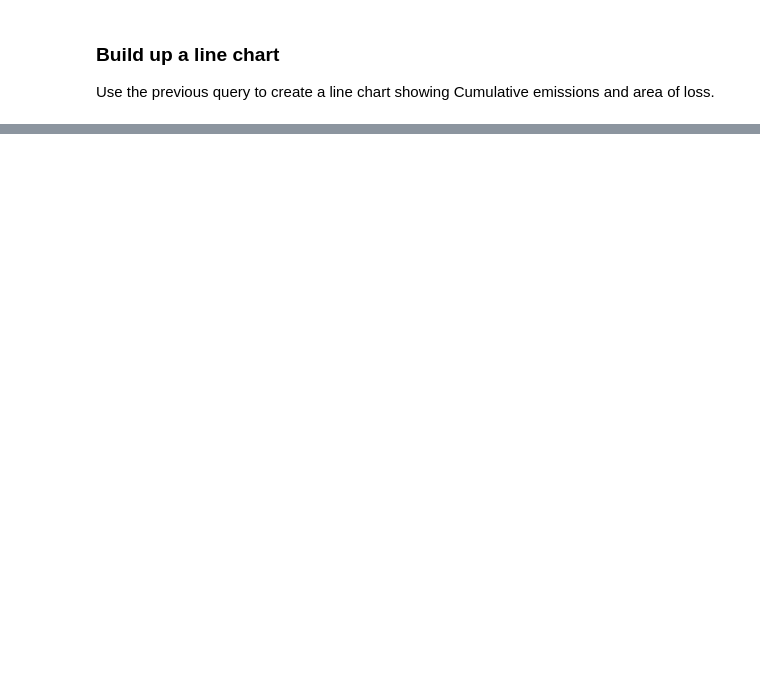
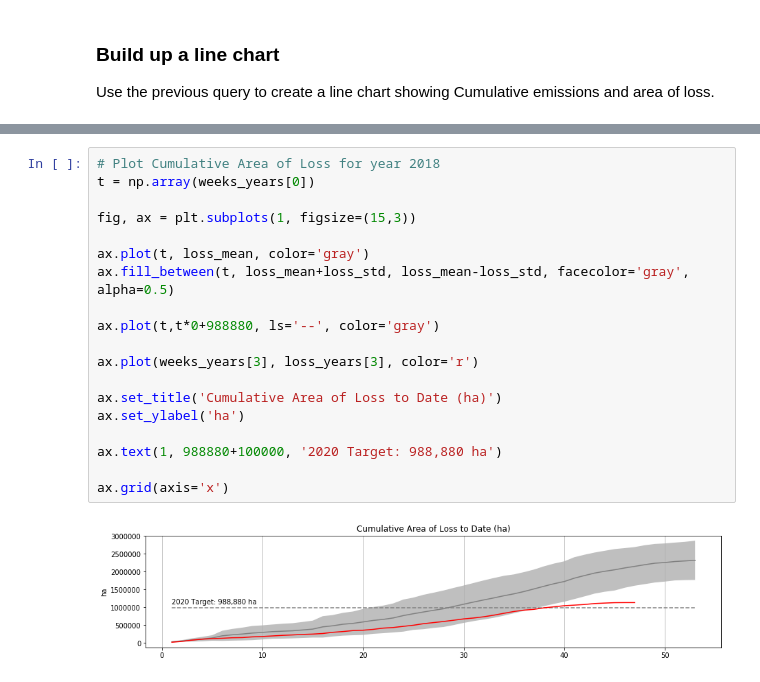
Before and after one commit to Vizzuality/data_sci_tutorials, a Jupyter notebook: work/gfwclimate_updated_widgets.ipynb, the cells around one changed output, grey strips where cells are left out. Drawn from its saved outputs; the diff is of its cells as text; blank space fills up the shorter version.

```diff
--- a/work/gfwclimate_updated_widgets.ipynb
+++ b/work/gfwclimate_updated_widgets.ipynb
@@ -494,0 +529,21 @@ plt.show()
+# %%
+# Plot Cumulative Area of Loss for year 2018
+t = np.array(weeks_years[0])
+
+fig, ax = plt.subplots(1, figsize=(15,3))
+
+ax.plot(t, loss_mean, color='gray')
+ax.fill_between(t, loss_mean+loss_std, loss_mean-loss_std, facecolor='gray', alpha=0.5)
+
+ax.plot(t,t*0+988880, ls='--', color='gray')
+
+ax.plot(weeks_years[3], loss_years[3], color='r')
+
+ax.set_title('Cumulative Area of Loss to Date (ha)')
+ax.set_ylabel('ha')
+
+ax.text(1, 988880+100000, '2020 Target: 988,880 ha')
+
+ax.grid(axis='x')
+# %% [output]
+[figure, added]
```
Also changed, not shown: parts of 13 cells of this notebook.
